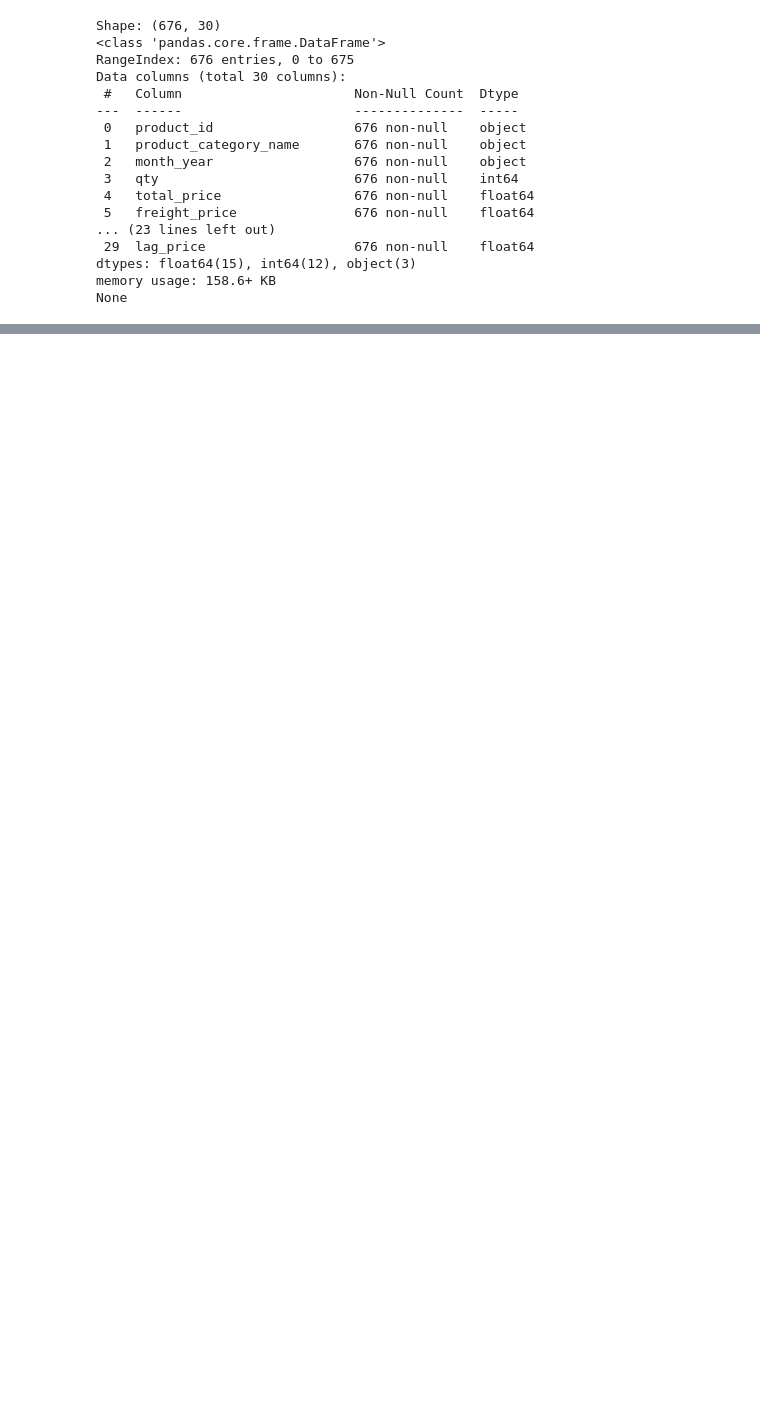
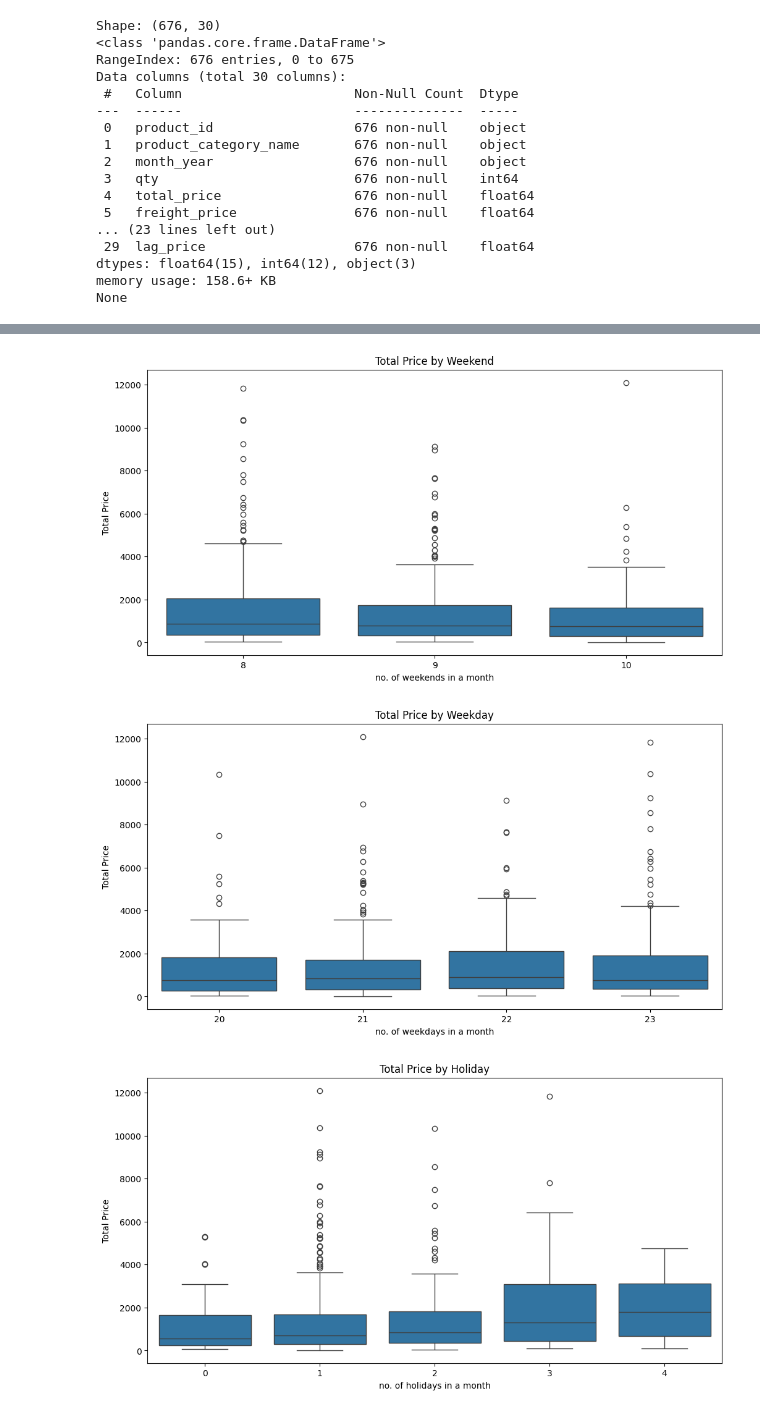
Before and after one commit to Anshul2110/Retail_Price_Optimization, a Jupyter notebook: code.ipynb, the cells around one changed output, grey strips where cells are left out. Drawn from its saved outputs; the diff is of its cells as text; code cells hidden in the pictures; blank space fills up the shorter version.

```diff
--- a/code.ipynb
+++ b/code.ipynb
@@ -77,0 +97,26 @@ plt.show()
+# %%
+### Plotting total price by weekend, weekday, and holiday
+plt.figure(figsize=(12, 6))
+sns.boxplot(x='weekend', y='total_price', data=df)
+plt.title('Total Price by Weekend')
+plt.xlabel('no. of weekends in a month')
+plt.ylabel('Total Price')
+plt.show()
+
+plt.figure(figsize=(12, 6))
+sns.boxplot(x='weekday', y='total_price', data=df)
+plt.title('Total Price by Weekday')
+plt.xlabel('no. of weekdays in a month')
+plt.ylabel('Total Price')
+plt.show()
+
+plt.figure(figsize=(12, 6))
+sns.boxplot(x='holiday', y='total_price', data=df)
+plt.title('Total Price by Holiday')
+plt.xlabel('no. of holidays in a month')
+plt.ylabel('Total Price')
+plt.show()
+# %% [output]
+[figure, added]
+[figure, added]
+[figure, added]
```
Also changed, not shown: parts of 15 cells of this notebook.
